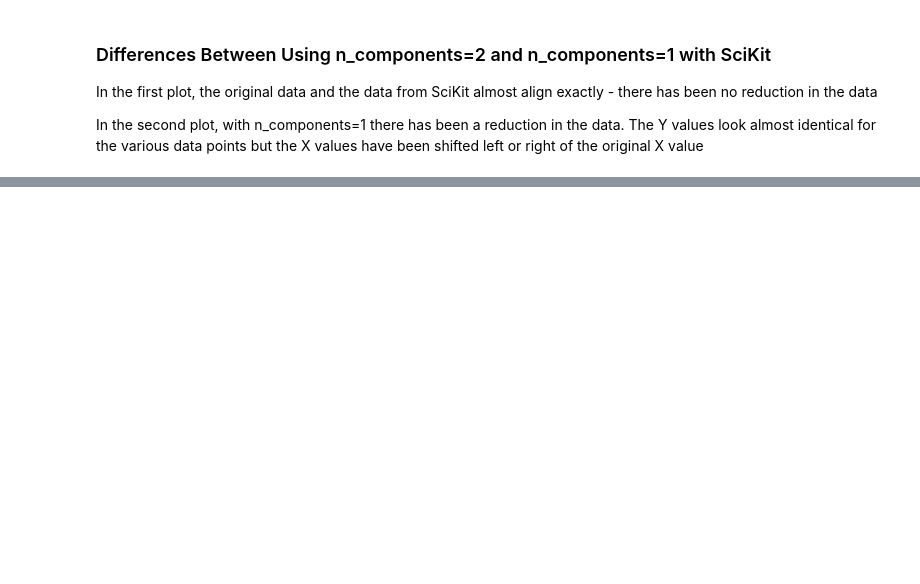
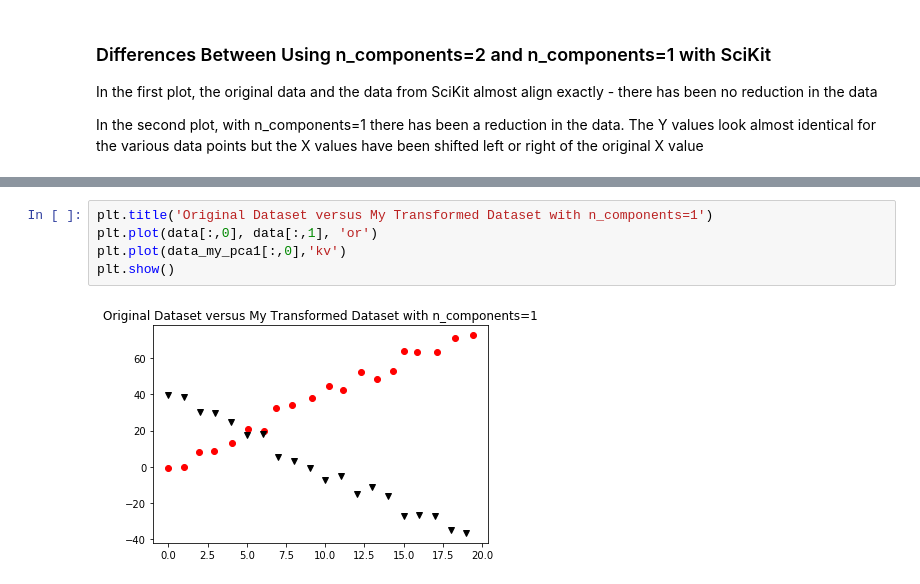
Before and after one commit to vipulpopat/MSCAI_CE4021_Week5, a Jupyter notebook: Etivity5.ipynb, the cells around one changed output, grey strips where cells are left out. Drawn from its saved outputs; the diff is of its cells as text; blank space fills up the shorter version.

```diff
--- a/Etivity5.ipynb
+++ b/Etivity5.ipynb
@@ -248,0 +296,7 @@ In the second plot, with n_components=1 there has been a reduction in the data.
+# %%
+plt.title('Original Dataset versus My Transformed Dataset with n_components=1')
+plt.plot(data[:,0], data[:,1], 'or')
+plt.plot(data_my_pca1[:,0],'kv')
+plt.show()
+# %% [output]
+[figure, added]
```
Also changed, not shown: parts of 15 cells of this notebook.
